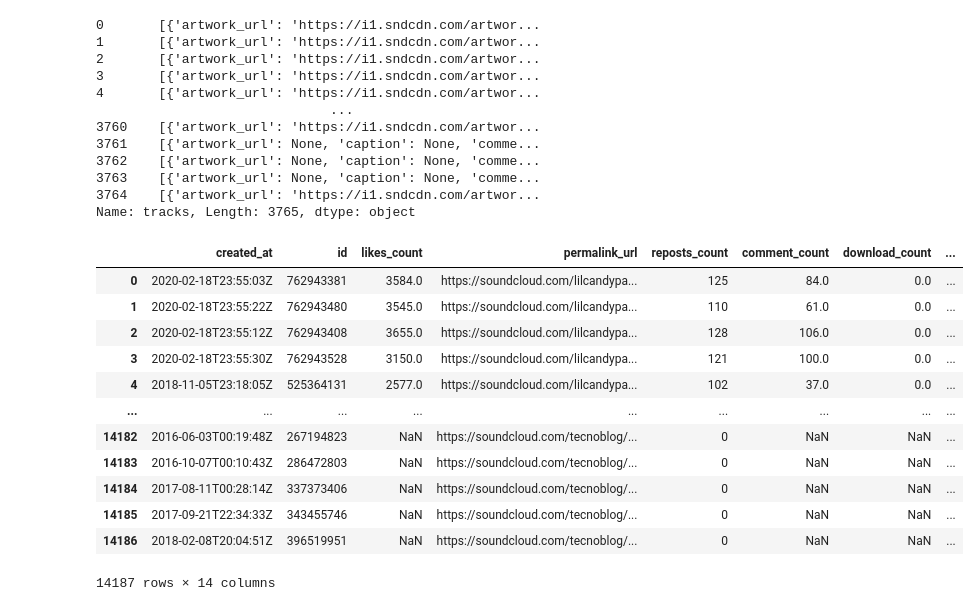
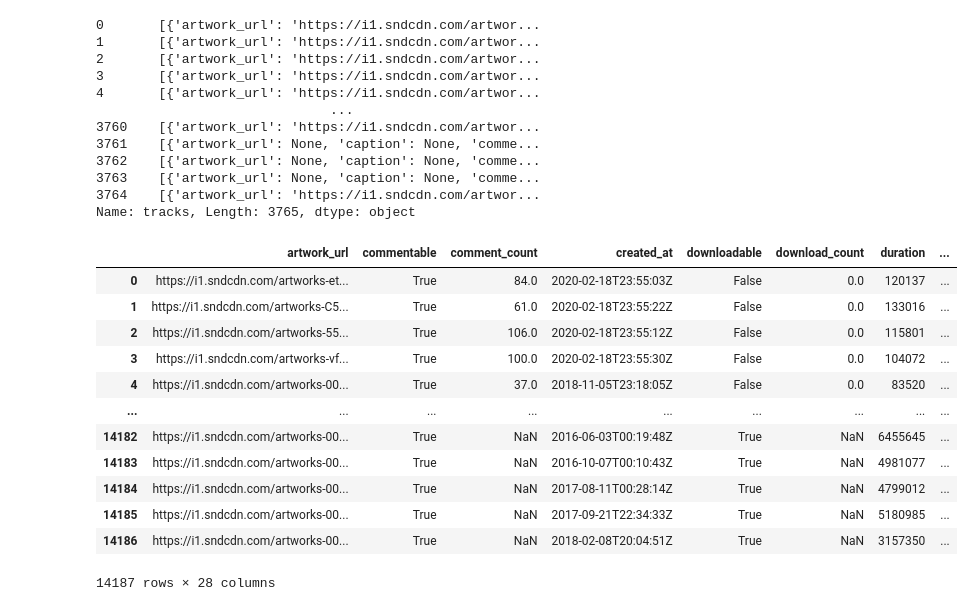
Before and after one commit to Qambitions/Introduce_DataScience_parse_soundclound, a Jupyter notebook: Crawl_data/Bach Khoi/main.ipynb, the cells around one changed output. Saved outputs shown, nothing was run; the diff lists cells and outputs as text; code cells hidden in the pictures.

Commit message:
Nov 10, 2021
Add more attributes

```diff
--- a/Crawl_data/Bach Khoi/main.ipynb
+++ b/Crawl_data/Bach Khoi/main.ipynb
@@ -151,7 +152,10 @@ def get_playlistdata(playlist_urls_df, playlist_attributes):
 
     return playlist_data
 # %%
-playlist_attributes = ['created_at', 'id', 'likes_count', 'permalink_url', 'reposts_count', 'genre', 'license', 'title', 'user_id', 'tracks']
+playlist_attributes = ['artwork_url', 'created_at', 'duration', 'genre', 'id', 'label_name', 'last_modified',
+                       'license','likes_count', 'permalink_url', 'release_date', 'purchase_title', 'purchase_url',
+                       'reposts_count', 'tag_list', 'title', 'user_id', 'is_album', 'published_at', 'display_date',
+                       'track_count', 'tracks']
 playlist_data = get_playlistdata(urls_df['playlist'], playlist_attributes)
 # %%
 playlist_df = pd.DataFrame(data=playlist_data, columns=playlist_attributes)
@@ -214,31 +218,33 @@ track_raw_data
 3764    [{'artwork_url': 'https://i1.sndcdn.com/artwor...
 Name: tracks, Length: 3765, dtype: object
 # %%
-track_attribute = ['created_at', 'id', 'likes_count', 'permalink_url', 'reposts_count', 'comment_count', 'download_count',
-                   'downloadable', 'duration', 'full_duration', 'genre', 'license', 'title', 'user_id']
+track_attribute = ['artwork_url', 'commentable', 'comment_count', 'created_at', 'downloadable', 'download_count', 'duration',
+                   'full_duration', 'genre', 'has_downloads_left', 'id', 'last_modified', 'license', 'likes_count',
+                   'permalink_url', 'playback_count', 'purchase_title', 'purchase_url', 'release_date', 'reposts_count',
+                   'state', 'streamable', 'tag_list', 'title', 'user_id', 'visuals', 'waveform_url', 'policy']
 track_data = []
 
 for tracks in track_raw_data:
     for track in tracks:
         if 'created_at' in track:
             row = [track[att] for att in track_attribute]
             track_data.append(row)
 
 track_df = pd.DataFrame(data=track_data, columns=track_attribute)
 track_df
 # %% [output]
-|  | created_at | id | likes_count | permalink_url | reposts_count | comment_count | download_count | ... |
-| 0 | 2020-02-18T23:55:03Z | 762943381 | 3584.0 | https://soundcloud.com/lilcandypa... | 125 | 84.0 | 0.0 | ... |
-| 1 | 2020-02-18T23:55:22Z | 762943480 | 3545.0 | https://soundcloud.com/lilcandypa... | 110 | 61.0 | 0.0 | ... |
-| 2 | 2020-02-18T23:55:12Z | 762943408 | 3655.0 | https://soundcloud.com/lilcandypa... | 128 | 106.0 | 0.0 | ... |
-| 3 | 2020-02-18T23:55:30Z | 762943528 | 3150.0 | https://soundcloud.com/lilcandypa... | 121 | 100.0 | 0.0 | ... |
-| 4 | 2018-11-05T23:18:05Z | 525364131 | 2577.0 | https://soundcloud.com/lilcandypa... | 102 | 37.0 | 0.0 | ... |
+|  | artwork_url | commentable | comment_count | created_at | downloadable | download_count | duration | ... |
+| 0 | https://i1.sndcdn.com/artworks-et... | True | 84.0 | 2020-02-18T23:55:03Z | False | 0.0 | 120137 | ... |
+| 1 | https://i1.sndcdn.com/artworks-C5... | True | 61.0 | 2020-02-18T23:55:22Z | False | 0.0 | 133016 | ... |
+| 2 | https://i1.sndcdn.com/artworks-55... | True | 106.0 | 2020-02-18T23:55:12Z | False | 0.0 | 115801 | ... |
+| 3 | https://i1.sndcdn.com/artworks-vf... | True | 100.0 | 2020-02-18T23:55:30Z | False | 0.0 | 104072 | ... |
+| 4 | https://i1.sndcdn.com/artworks-00... | True | 37.0 | 2018-11-05T23:18:05Z | False | 0.0 | 83520 | ... |
 | ... | ... | ... | ... | ... | ... | ... | ... | ... |
-| 14182 | 2016-06-03T00:19:48Z | 267194823 | NaN | https://soundcloud.com/tecnoblog/... | 0 | NaN | NaN | ... |
-| 14183 | 2016-10-07T00:10:43Z | 286472803 | NaN | https://soundcloud.com/tecnoblog/... | 0 | NaN | NaN | ... |
-| 14184 | 2017-08-11T00:28:14Z | 337373406 | NaN | https://soundcloud.com/tecnoblog/... | 0 | NaN | NaN | ... |
-| 14185 | 2017-09-21T22:34:33Z | 343455746 | NaN | https://soundcloud.com/tecnoblog/... | 0 | NaN | NaN | ... |
-| 14186 | 2018-02-08T20:04:51Z | 396519951 | NaN | https://soundcloud.com/tecnoblog/... | 0 | NaN | NaN | ... |
+| 14182 | https://i1.sndcdn.com/artworks-00... | True | NaN | 2016-06-03T00:19:48Z | True | NaN | 6455645 | ... |
+| 14183 | https://i1.sndcdn.com/artworks-00... | True | NaN | 2016-10-07T00:10:43Z | True | NaN | 4981077 | ... |
+| 14184 | https://i1.sndcdn.com/artworks-00... | True | NaN | 2017-08-11T00:28:14Z | True | NaN | 4799012 | ... |
+| 14185 | https://i1.sndcdn.com/artworks-00... | True | NaN | 2017-09-21T22:34:33Z | True | NaN | 5180985 | ... |
+| 14186 | https://i1.sndcdn.com/artworks-00... | True | NaN | 2018-02-08T20:04:51Z | True | NaN | 3157350 | ... |
-14187 rows × 14 columns
+14187 rows × 28 columns
 # %%
 track_df.to_csv('track.csv')
```
Also changed, not shown: parts of 4 cells of this notebook, 4 other files.
